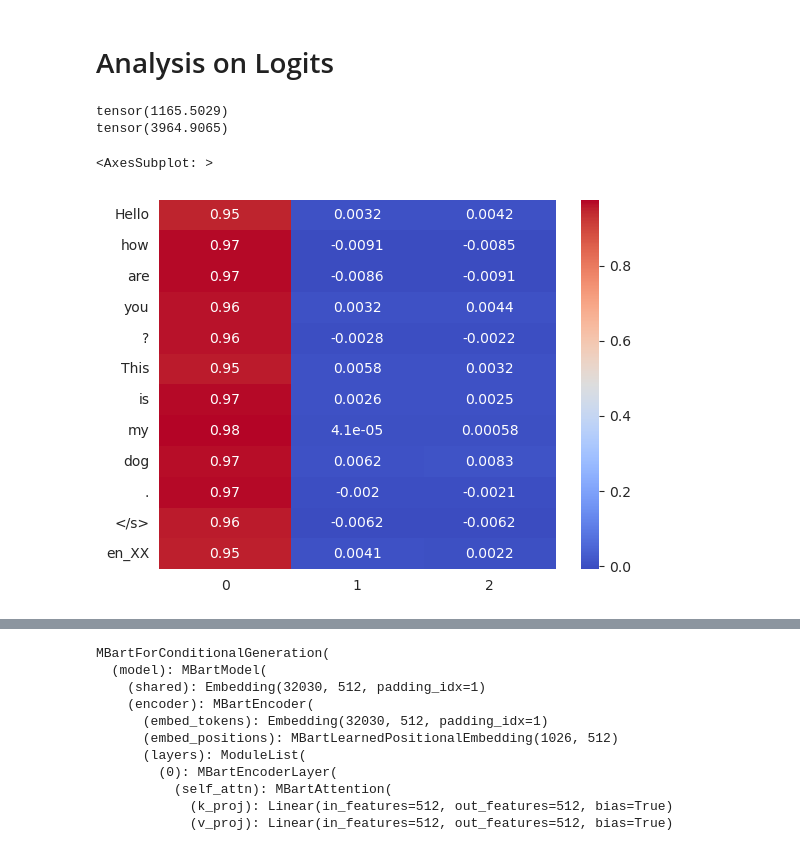
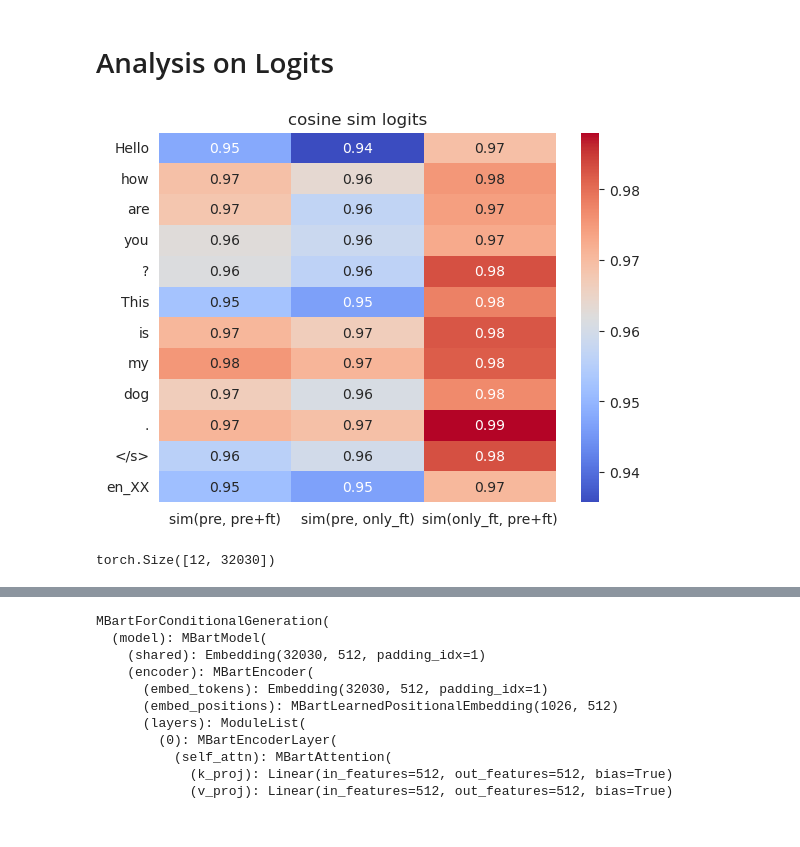
Before and after one commit to nikodallanoce/ContinualMachineTranslation, a Jupyter notebook: CompareWeights.ipynb, the cells around one changed output, grey strips where cells are left out. Saved outputs shown, nothing was run; the diff lists cells and outputs as text; code cells hidden in the pictures.

```diff
--- a/CompareWeights.ipynb
+++ b/CompareWeights.ipynb
@@ -17,7 +18,7 @@ print(f"Loading these models: {directories}")
 for i, chckpnt in enumerate(tqdm(directories)):
     if chckpnt.startswith("checkpoint"):
         model_dir = os.path.join(checkpoints_dir, chckpnt)
-        list_models[chckpnt] = AutoModelForSeq2SeqLM.from_pretrained(os.path.abspath(model_dir))
+        list_models[chckpnt] = AutoModelForSeq2SeqLM.from_pretrained(os.path.abspath(model_dir), output_attentions=True)
 # %% [output]
 Loading these models: ['checkpoint-5000', 'checkpoint-10000', 'checkpoint-15000', 'checkpoint-20000', 'checkpoint-25000', 'checkpoint-30000', 'checkpoint-35000', 'checkpoint-40000', 'checkpoint-45000' ...
 # %%
@@ -26,6 +27,28 @@ def norm_and_plot(matrix_1: torch.Tensor, matrix_2: torch.Tensor, plot=True, cma
         sns.heatmap(torch.abs(matrix_1 - matrix_2).numpy(), cmap=cmap)
         plt.show()
     return torch.norm(matrix_1 - matrix_2, p="fro")
+# %%
+from transformers import MBartConfig
+
+tok = AutoTokenizer.from_pretrained("nikodallanoce/mbart-cc4-vanilla-32k-5")
+mbart_config = MBartConfig(encoder_layers=6, decoder_layers=6,
+                           encoder_ffn_dim=2048, decoder_ffn_dim=2048,
+                           encoder_attention_heads=8, decoder_attention_heads=8,
+                           d_model=512, max_length=128, vocab_size=tok.vocab_size, dropout=0.1)
+random_model: MBartForConditionalGeneration = MBartForConditionalGeneration(mbart_config)
+random_weight = random_model.model.shared.weight
+
+pre_trained_model: Union[
+    MBartForConditionalGeneration, MT5ForConditionalGeneration] = AutoModelForSeq2SeqLM.from_pretrained(
+    "/home/n.dallanoce/PyCharm/pretraining/weights/S2_mbart_pre_en-fr(M1)/checkpoint-180000", output_attentions=True)
+pre_tr_weight: torch.Tensor = pre_trained_model.model.shared.weight
+
+only_ft_model: Union[
+    MBartForConditionalGeneration, MT5ForConditionalGeneration] = AutoModelForSeq2SeqLM.from_pretrained(
+    "/home/n.dallanoce/PyCharm/pretraining/weights/mbart_ft_en-fr-Mf1_ft_only/checkpoint-100000", output_attentions=True)
+only_ft_weight: torch.Tensor = only_ft_model.model.shared.weight
+
+last_ft_model = list(list_models.values())[-1]
 # %% [markdown]
 # Analisys on Embeddings
 # %%
@@ -125,6 +166,7 @@ with torch.no_grad():
     seq2seq_out_rand = random_model(**tok_out)
     last_ft_model = list(list_models.values())[-1]
     seq2seq_out_fine = last_ft_model(**tok_out)
+    seq2seq_out_only_fine = only_ft_model(**tok_out)
 # %%
 last_hidd_state_pre = seq2seq_out_pre['encoder_last_hidden_state'].squeeze().T
 last_hidd_state_rand = seq2seq_out_rand['encoder_last_hidden_state'].squeeze().T
@@ -172,22 +242,23 @@ plt.show()
 logits_ft = seq2seq_out_fine['logits'].squeeze()
 logits_pre = seq2seq_out_pre['logits'].squeeze()
 logits_rand = seq2seq_out_rand['logits'].squeeze()
+logits_onlyft = seq2seq_out_only_fine['logits'].squeeze()
-# %%
-with torch.no_grad():
-    print(torch.norm(logits_pre - logits_ft))
-    print(torch.norm(logits_pre - logits_rand))
-# %% [output]
-tensor(1165.5029)
-tensor(3964.9065)
 # %%
 cos_sim_logits_ft_pre = torch.nn.functional.cosine_similarity(logits_ft, logits_pre, dim=1)
-cos_sim_logits_rnd_pre = torch.nn.functional.cosine_similarity(logits_rand, logits_pre, dim=1)
-cos_sim_logits_rnd_ft = torch.nn.functional.cosine_similarity(logits_rand, logits_ft, dim=1)
+cos_sim_logits_onlyft_pre = torch.nn.functional.cosine_similarity(logits_onlyft, logits_pre, dim=1)
+cos_sim_logits_onlyft_ft = torch.nn.functional.cosine_similarity(logits_onlyft, logits_ft, dim=1)
 
 df_cos_logits = pd.DataFrame(
-    [cos_sim_logits_ft_pre.numpy(), cos_sim_logits_rnd_pre.numpy(), cos_sim_logits_rnd_ft.numpy()], columns=col_names)
+    [cos_sim_logits_ft_pre.numpy(), cos_sim_logits_onlyft_pre.numpy(), cos_sim_logits_onlyft_ft.numpy()],
+    columns=col_names)
 #print(df_cos_logits)
-sns.heatmap(df_cos_logits.T, cmap="coolwarm", annot=True)
+g = sns.heatmap(df_cos_logits.T, cmap="coolwarm", annot=True)
+g.set(title="cosine sim logits")
+g.set_xticklabels(['sim(pre, pre+ft)', 'sim(pre, only_ft)', 'sim(only_ft, pre+ft)'])
+plt.show()
 # %% [output]
-<AxesSubplot: >
-[figure, old version]
+[figure, new version]
+# %%
+logits_pre.shape
+# %% [output]
+torch.Size([12, 32030])
```
Also changed, not shown: parts of 18 cells of this notebook, 17 other files.
